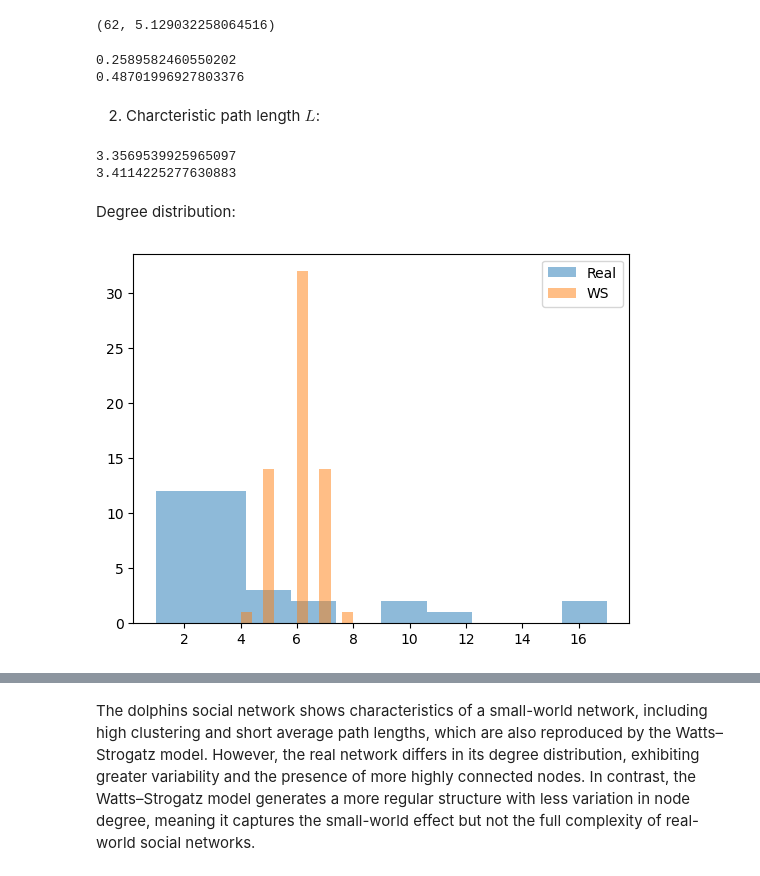
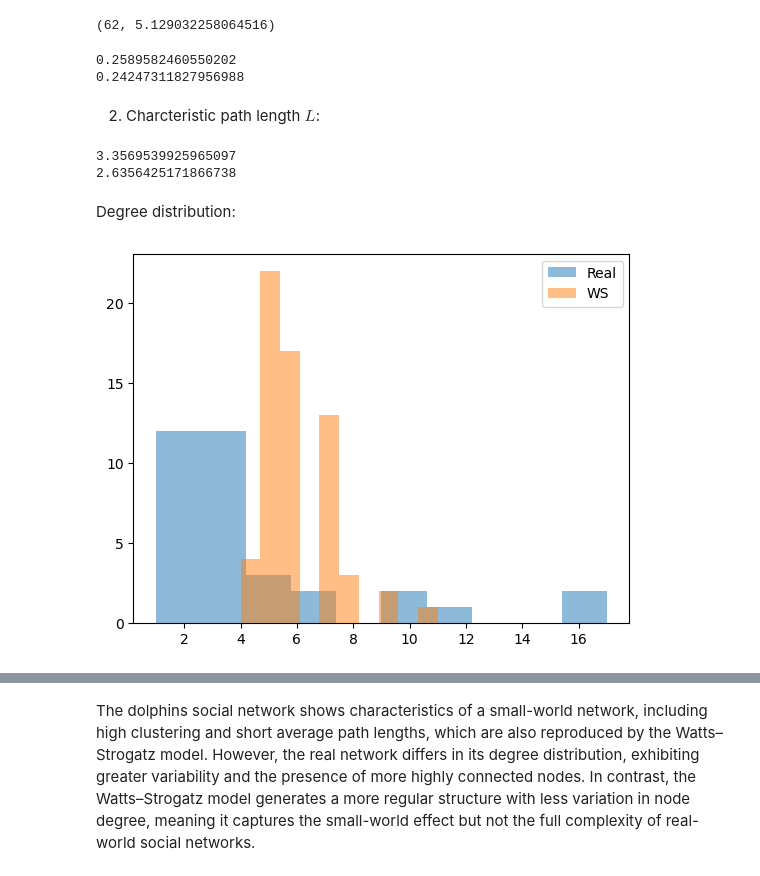
Before and after one commit to anton-baykalov/networks, a Jupyter notebook: 2324-L20-Nx.ipynb, the cells around one changed output, grey strips where cells are left out. Drawn from its saved outputs; the diff is of its cells as text; code cells hidden in the pictures.

```diff
--- a/2324-L20-Nx.ipynb
+++ b/2324-L20-Nx.ipynb
@@ -184,32 +186,32 @@ n,k
 # %% [output]
 (62, 5.129032258064516)
 # %%
-G_ws = nx.watts_strogatz_graph(n=62, k=6, p=0.1)
+G_ws = nx.watts_strogatz_graph(n=62, k=6, p=0.3)
 print(nx.average_clustering(G_dol))
 print(nx.average_clustering(G_ws))
 # %% [output]
 0.2589582460550202
-0.48701996927803376
+0.24247311827956988
 # %% [markdown]
 2. Charcteristic path length $L$:
 # %%
-G_ws = nx.watts_strogatz_graph(n=62, k=6, p=0.1)
+G_ws = nx.watts_strogatz_graph(n=62, k=6, p=0.3)
 print(nx.average_shortest_path_length(G_dol))
 print(nx.average_shortest_path_length(G_ws))
 # %% [output]
 3.3569539925965097
-3.4114225277630883
+2.6356425171866738
 # %% [markdown]
 Degree distribution:
 # %%
 import matplotlib.pyplot as plt
-G_ws = nx.watts_strogatz_graph(n=62, k=6, p=0.1)
+G_ws = nx.watts_strogatz_graph(n=62, k=6, p=0.3)
 plt.hist([d for n, d in G_karate.degree()], alpha=0.5, label="Real")
 plt.hist([d for n, d in G_ws.degree()], alpha=0.5, label="WS")
 plt.legend()
 plt.show()
 # %% [output]
-[figure, old version]
+[figure, new version]
 # %%
 print(' ', nx.average_clustering(G_dol), nx.average_shortest_path_length(G_dol))
 for p in [0.01, 0.05, 0.1, 0.3, 0.5]:
```
Also changed, not shown: parts of 19 cells of this notebook, 1 other file.
